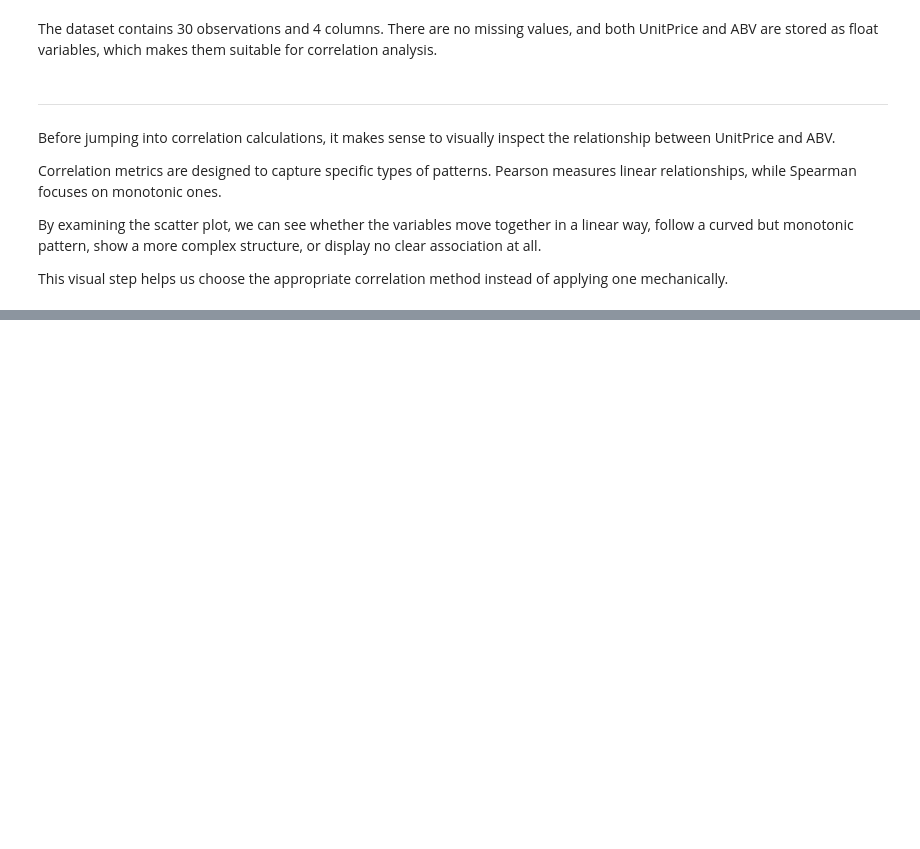
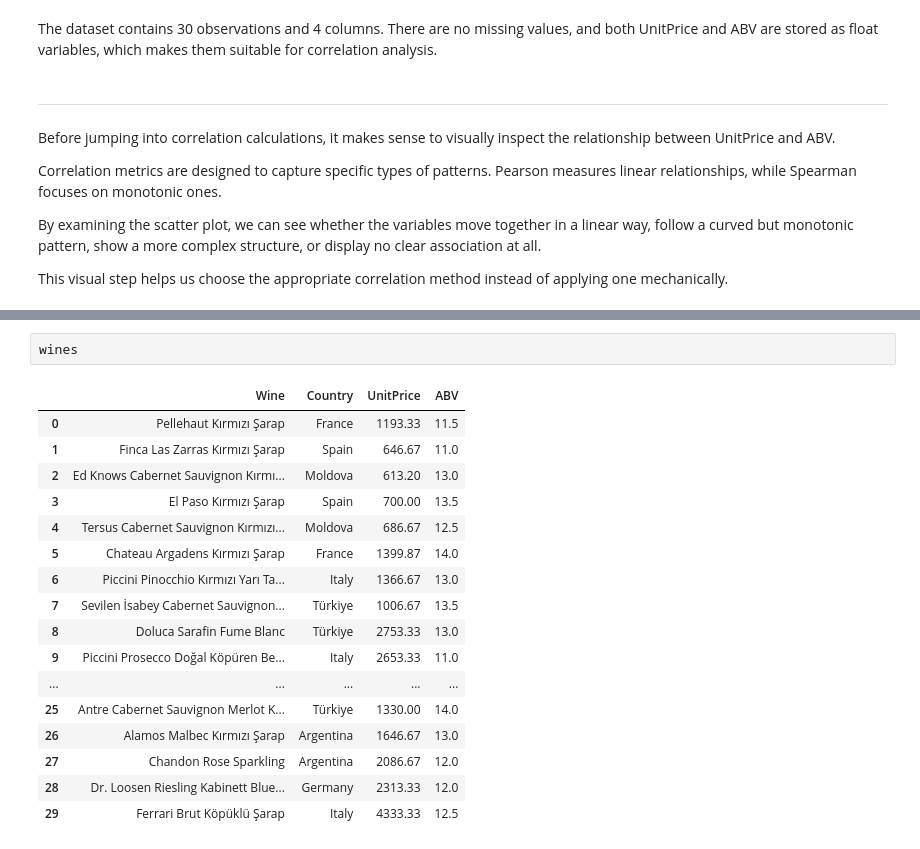
Before and after one commit to koprendo/Analytics-and-Machine-Learning, a Jupyter notebook: Exploratory Data Analysis/Correlation Analysis/Wine Prices ABV Relationship/Wine-Prices-ABV-Relationship.ipynb, the cells around one changed output, grey strips where cells are left out. Cells and saved outputs as stored; diff of their text form; blank space fills up the shorter version.

```diff
--- a/Exploratory Data Analysis/Correlation Analysis/Wine Prices ABV Relationship/Wine-Prices-ABV-Relationship.ipynb
+++ b/Exploratory Data Analysis/Correlation Analysis/Wine Prices ABV Relationship/Wine-Prices-ABV-Relationship.ipynb
@@ -73,0 +124,20 @@ pd.read_csv('wines.csv')
+# %%
+wines
+# %% [output]
+|  | Wine | Country | UnitPrice | ABV |
+| 0 | Pellehaut Kırmızı Şarap | France | 1193.33 | 11.5 |
+| 1 | Finca Las Zarras Kırmızı Şarap | Spain | 646.67 | 11.0 |
+| 2 | Ed Knows Cabernet Sauvignon Kırmı... | Moldova | 613.20 | 13.0 |
+| 3 | El Paso Kırmızı Şarap | Spain | 700.00 | 13.5 |
+| 4 | Tersus Cabernet Sauvignon Kırmızı... | Moldova | 686.67 | 12.5 |
+| 5 | Chateau Argadens Kırmızı Şarap | France | 1399.87 | 14.0 |
+| 6 | Piccini Pinocchio Kırmızı Yarı Ta... | Italy | 1366.67 | 13.0 |
+| 7 | Sevilen İsabey Cabernet Sauvignon... | Türkiye | 1006.67 | 13.5 |
+| 8 | Doluca Sarafin Fume Blanc | Türkiye | 2753.33 | 13.0 |
+| 9 | Piccini Prosecco Doğal Köpüren Be... | Italy | 2653.33 | 11.0 |
+| ... | ... | ... | ... | ... |
+| 25 | Antre Cabernet Sauvignon Merlot K... | Türkiye | 1330.00 | 14.0 |
+| 26 | Alamos Malbec Kırmızı Şarap | Argentina | 1646.67 | 13.0 |
+| 27 | Chandon Rose Sparkling | Argentina | 2086.67 | 12.0 |
+| 28 | Dr. Loosen Riesling Kabinett Blue... | Germany | 2313.33 | 12.0 |
+| 29 | Ferrari Brut Köpüklü Şarap | Italy | 4333.33 | 12.5 |
```
Also changed, not shown: parts of 13 cells of this notebook.
